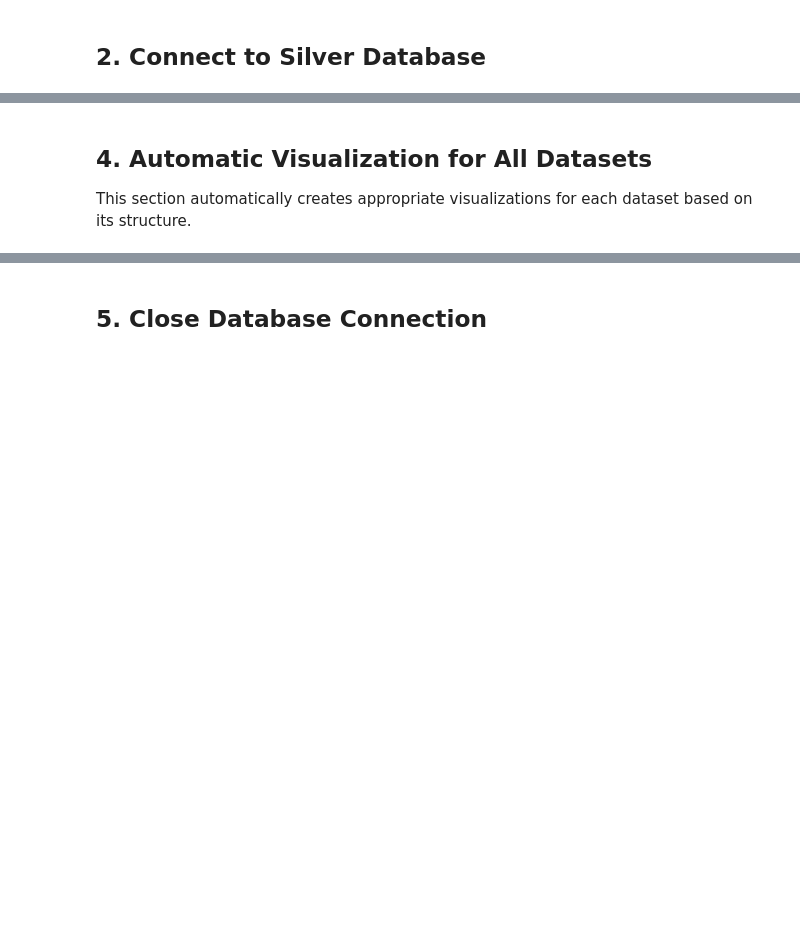
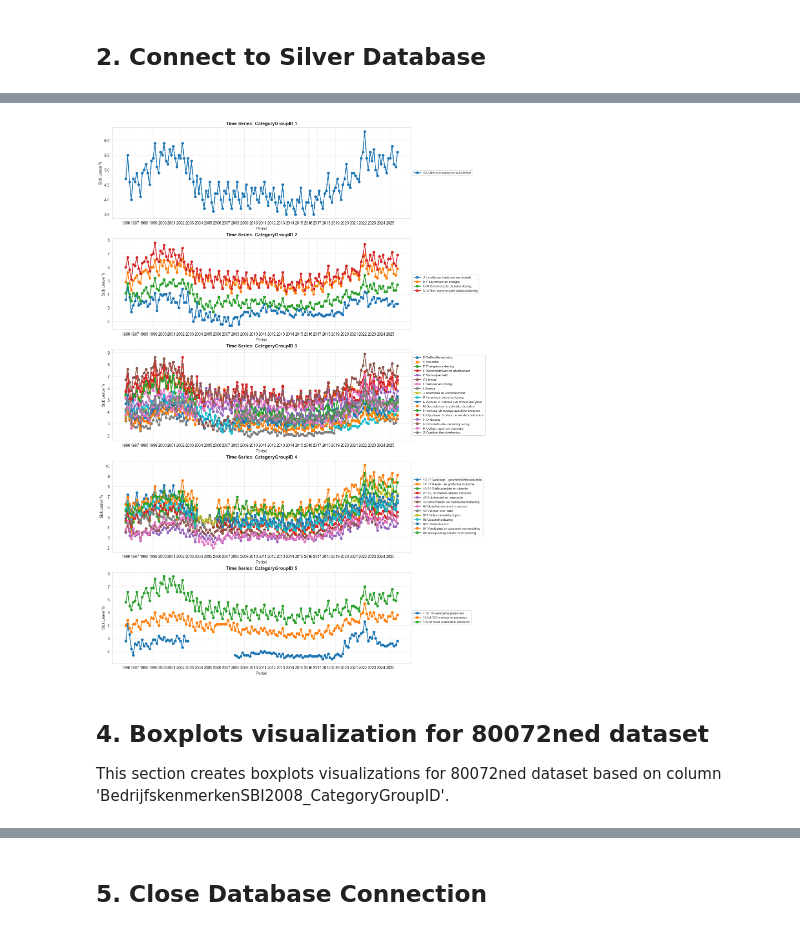
Before and after one commit to ysuurme/eaisi-uwv, a Jupyter notebook: code/Data_visualization.ipynb, the cells around one changed output, grey strips where cells are left out. Saved outputs shown, nothing was run; the diff lists cells and outputs as text; code cells hidden in the pictures; blank space fills up the shorter version.

```diff
--- a/code/Data_visualization.ipynb
+++ b/code/Data_visualization.ipynb
@@ -260,4 +50,49 @@ print("Helper functions loaded successfully!")
+# %%
+# Load data from silver table
+df = pd.read_sql_query("SELECT * FROM [80072ned_silver]", conn)
+
+# Plot timeseries per CategoryGroupID with one line per BedrijfskenmerkenSBI2008_Title
+category_ids = sorted(df['BedrijfskenmerkenSBI2008_CategoryGroupID'].unique())
+
+fig, axes = plt.subplots(len(category_ids), 1, figsize=(14, 4 * len(category_ids)),
+                         constrained_layout=True)
+if len(category_ids) == 1:
+    axes = [axes]
+
+for idx, cat_id in enumerate(category_ids):
+    sub = df[df['BedrijfskenmerkenSBI2008_CategoryGroupID'] == cat_id].copy()
+    pivot = sub.pivot_table(
+        index='Perioden',
+        columns='BedrijfskenmerkenSBI2008_Title',
+        values='Ziekteverzuimpercentage_1',
+        aggfunc='mean'
+    ).sort_index()
+    pivot = pivot.dropna(axis=1, how='all')
+    ax = axes[idx]
+    if pivot.empty:
+        ax.set_title(f'CategoryGroupID {cat_id} (no data)')
+        continue
+    for col in pivot.columns:
+        ax.plot(pivot.index, pivot[col], marker='o', linewidth=2, label=col)
+    ax.set_title(f'Time Series: CategoryGroupID {cat_id}', fontsize=12, fontweight='bold')
+    ax.set_xlabel('Period')
+    ax.set_ylabel('Sick Leave %')
+    ax.grid(True, alpha=0.3)
+
+    # Show only yearly labels (ending with JJ00)
+    yearly_ticks = [i for i, label in enumerate(pivot.index) if label.endswith('JJ00')]
+    yearly_labels = [pivot.index[i][:4] for i in yearly_ticks]
+    ax.set_xticks(yearly_ticks)
+    ax.set_xticklabels(yearly_labels)
+    # legend on the right side
+    ax.legend(fontsize='small', loc='center left', bbox_to_anchor=(1, 0.5))
+
+# leave space for the outside legends
+fig.subplots_adjust(right=0.85)
+plt.show()
+# %% [output]
+[figure, added]
 # %% [markdown]
-## 4. Automatic Visualization for All Datasets
+## 4. Boxplots visualization for 80072ned dataset
 
-This section automatically creates appropriate visualizations for each dataset based on its structure.
+This section creates boxplots visualizations for 80072ned dataset based on column 'BedrijfskenmerkenSBI2008_CategoryGroupID'.
```
Also changed, not shown: parts of 7 cells of this notebook, 6 other files.
